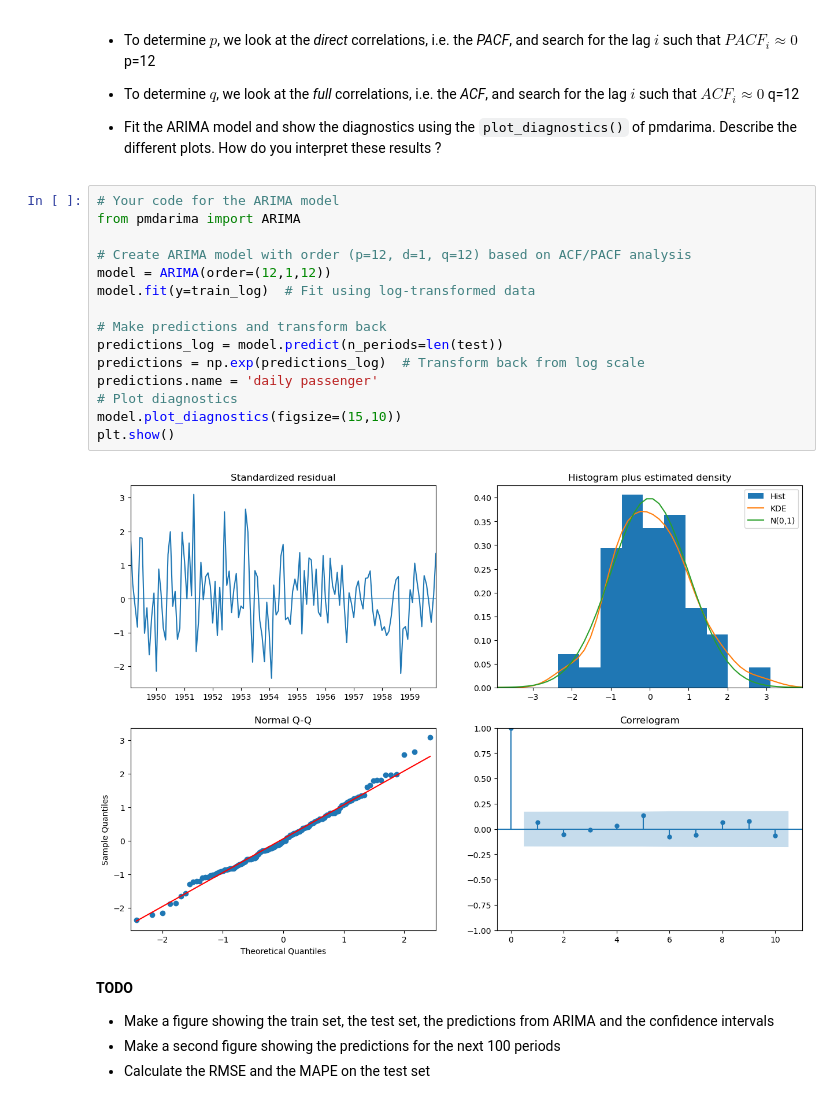
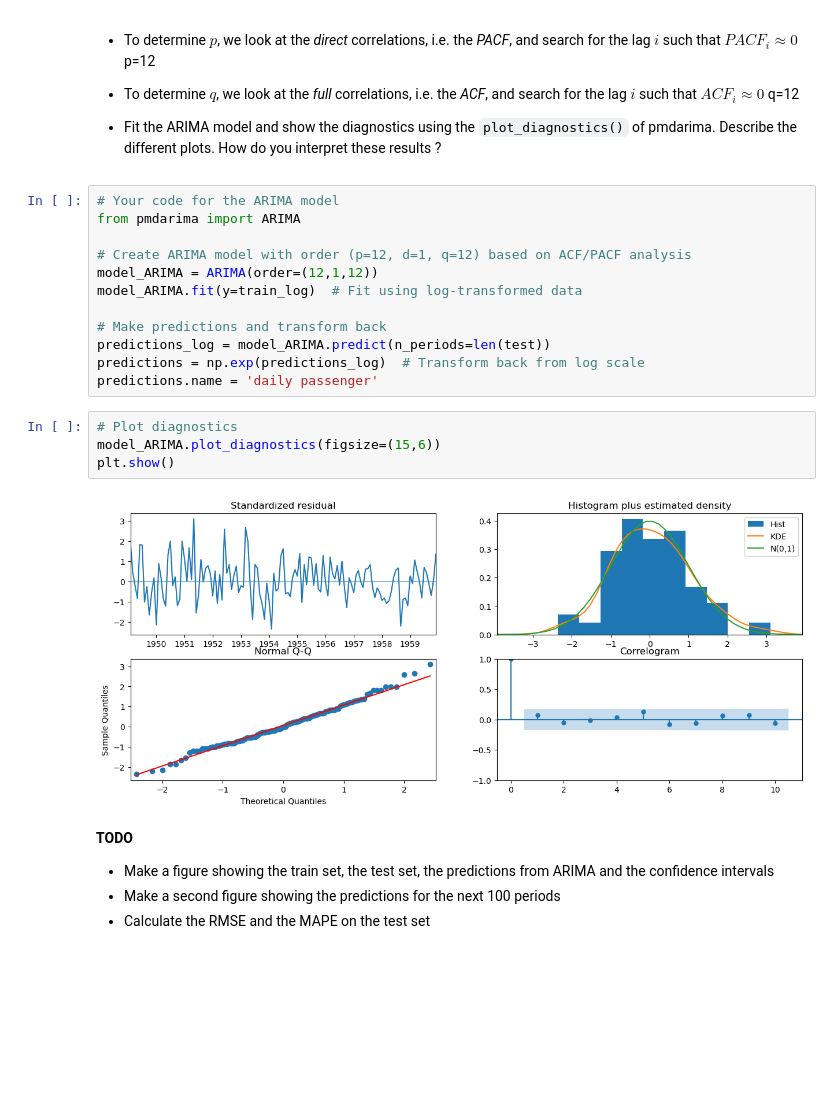
Before and after one commit to thomasmari/DataS3PG, a Jupyter notebook: module/11. ML/6. ML6/notebooks/NB2_Time_Series_Forecasts.ipynb, the cells around one changed output. Saved outputs shown, nothing was run; the diff lists cells and outputs as text; blank space fills up the shorter version.

```diff
--- a/module/11. ML/6. ML6/notebooks/NB2_Time_Series_Forecasts.ipynb
+++ b/module/11. ML/6. ML6/notebooks/NB2_Time_Series_Forecasts.ipynb
@@ -333,18 +361,19 @@ q=12
 from pmdarima import ARIMA
 
 # Create ARIMA model with order (p=12, d=1, q=12) based on ACF/PACF analysis
-model = ARIMA(order=(12,1,12))
-model.fit(y=train_log)  # Fit using log-transformed data
+model_ARIMA = ARIMA(order=(12,1,12))
+model_ARIMA.fit(y=train_log)  # Fit using log-transformed data
 
 # Make predictions and transform back
-predictions_log = model.predict(n_periods=len(test))
+predictions_log = model_ARIMA.predict(n_periods=len(test))
 predictions = np.exp(predictions_log)  # Transform back from log scale
 predictions.name = 'daily passenger'
-# Plot diagnostics
-model.plot_diagnostics(figsize=(15,10))
-plt.show()
-# %% [output]
-[figure, removed]
+# %%
+# Plot diagnostics
+model_ARIMA.plot_diagnostics(figsize=(15,6))
+plt.show()
+# %% [output]
+[figure, added]
 # %% [markdown]
 **TODO**
 - Make a figure showing the train set, the test set, the predictions from ARIMA and the confidence intervals
```
Also changed, not shown: parts of 28 cells of this notebook.
